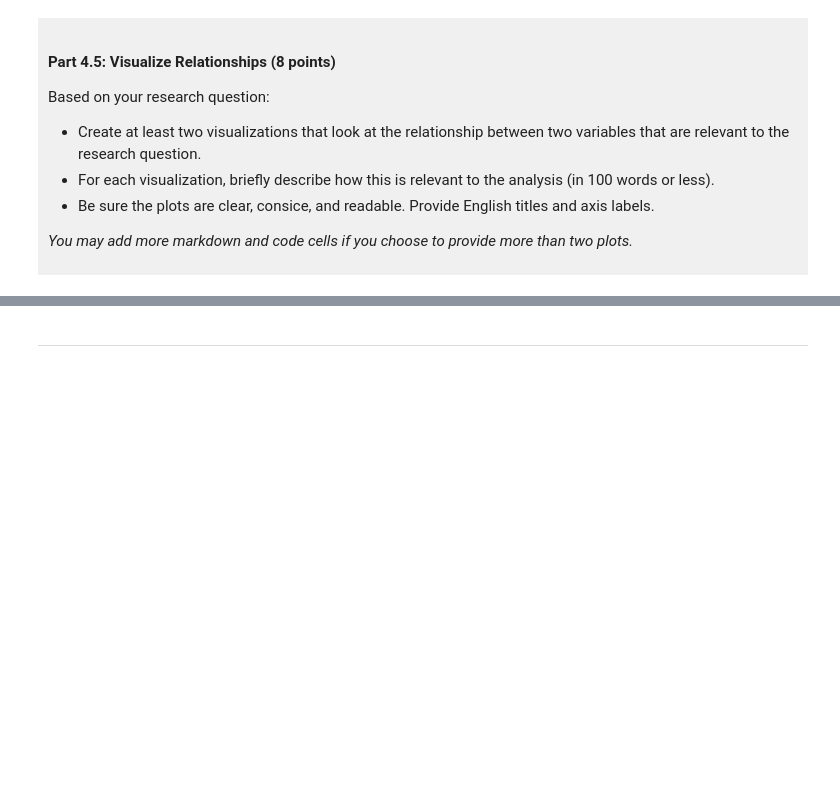
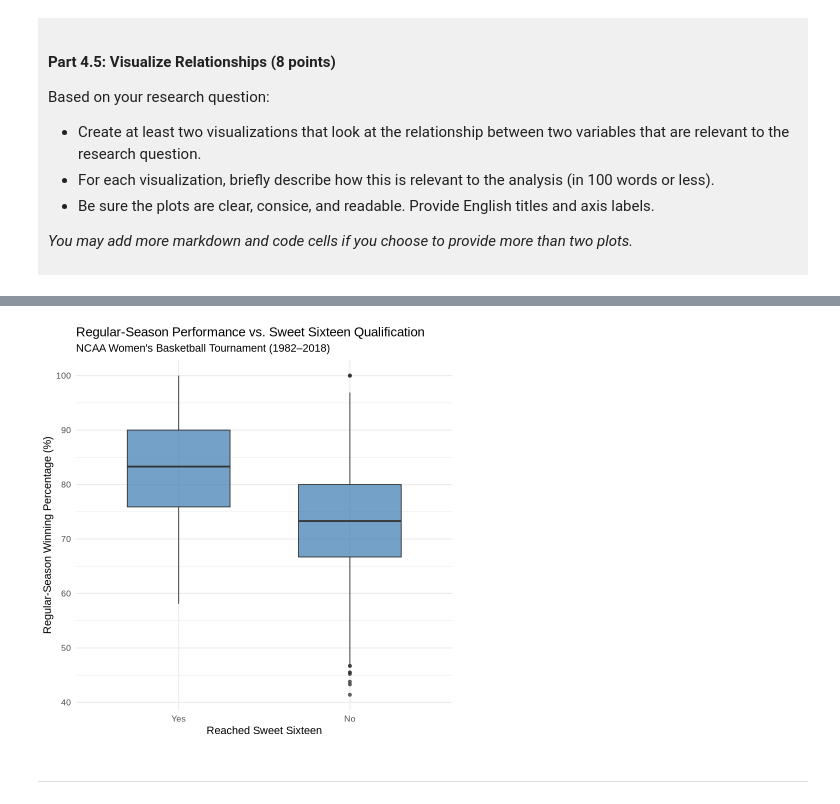
Before and after one commit to lavenderwyq-cpu/dsci-100-project-Yiqi-Wang, a Jupyter notebook: dsci-100-project-notebook.ipynb, the cells around one changed output, grey strips where cells are left out. Saved outputs shown, nothing was run; the diff lists cells and outputs as text; code cells hidden in the pictures; blank space fills up the shorter version.

```diff
--- a/dsci-100-project-notebook.ipynb
+++ b/dsci-100-project-notebook.ipynb
@@ -358,5 +468,22 @@ Visualization 2: %%% EDIT THIS MARKDOWN CELL%%%
 # %%
-### EDIT THIS CODE CELL FOR VISUALIZATION 2###
+# Visualization 2: Regular-season winning percentage and qualification
+
+ggplot(march_tidy, aes(x = reached_sweet16, y = reg_wins_pct)) +
+  geom_boxplot(
+    fill = "steelblue",
+    alpha = 0.75,
+    width = 0.6
+  ) +
+  labs(
+    title = "Regular-Season Performance vs. Sweet Sixteen Qualification",
+    subtitle = "NCAA Women's Basketball Tournament (1982–2018)",
+    x = "Reached Sweet Sixteen",
+    y = "Regular-Season Winning Percentage (%)"
+  ) +
+  scale_y_continuous(breaks = seq(40, 100, by = 10)) +
+  theme_minimal(base_size = 13)
+# %% [output]
+[figure, added]
 # %% [markdown]
 ------
 # %% [markdown]
```
Also changed, not shown: parts of 9 cells of this notebook.
